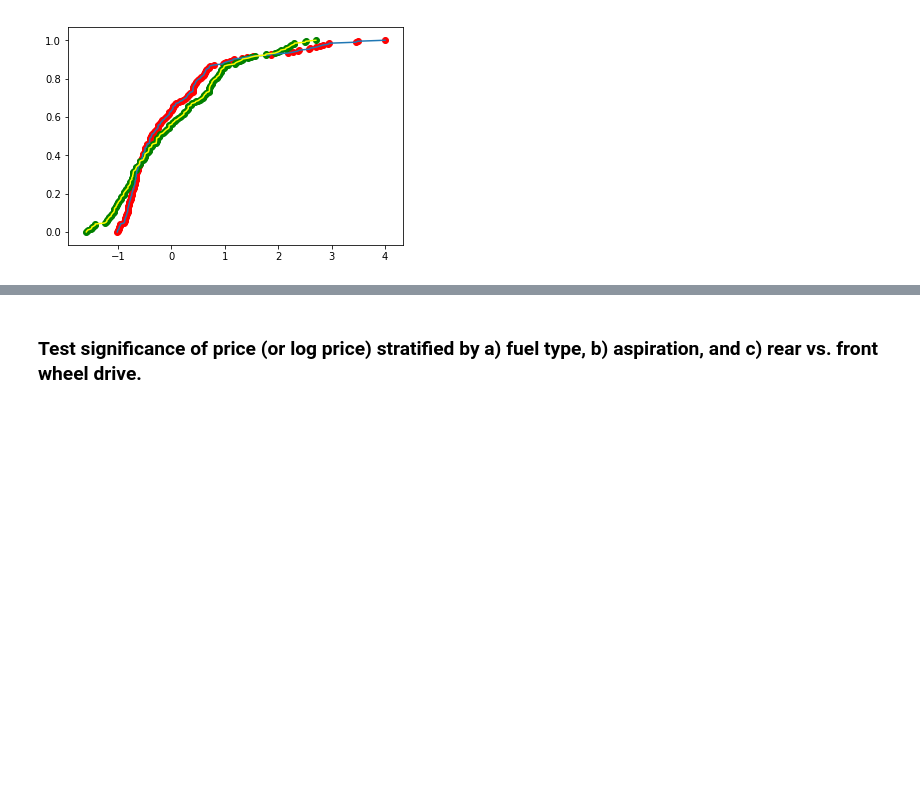
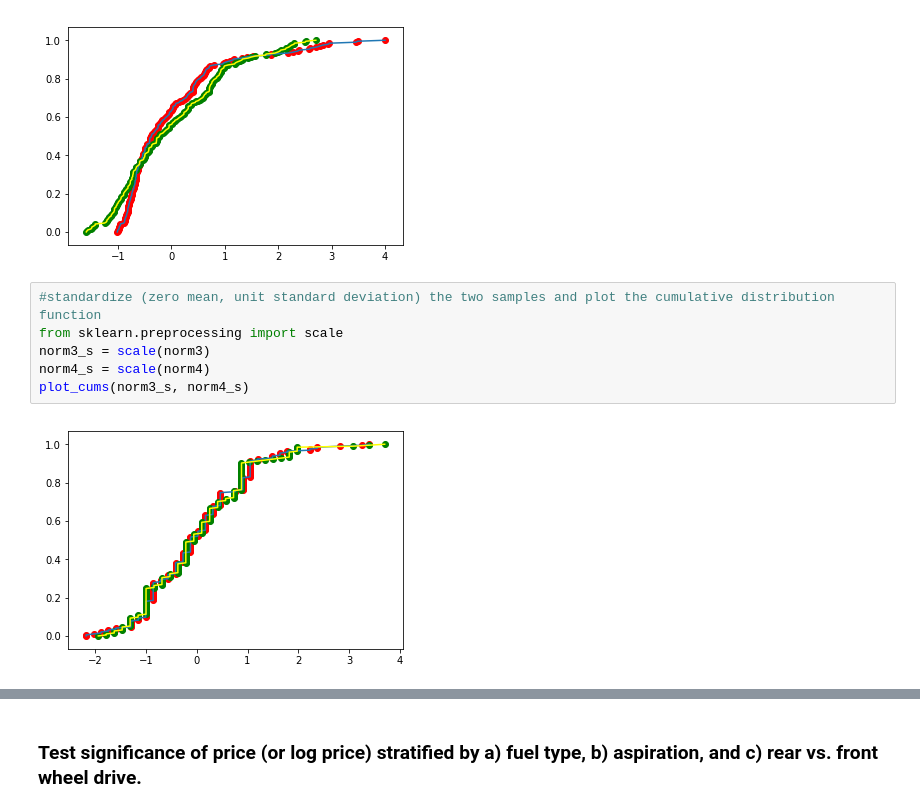
Before and after one commit to ryanarbow/uw_data_science, a Jupyter notebook: DS_methods_and_tools_2/RyanArbow-M02-HypothesisSim.ipynb, the cells around one changed output, grey strips where cells are left out. Drawn from its saved outputs; the diff is of its cells as text; blank space fills up the shorter version.

```diff
--- a/DS_methods_and_tools_2/RyanArbow-M02-HypothesisSim.ipynb
+++ b/DS_methods_and_tools_2/RyanArbow-M02-HypothesisSim.ipynb
@@ -185,6 +219,14 @@ norm2_s = scale(norm2)
 plot_cums(norm1_s, norm2_s)
 # %% [output]
 [figure]
+# %%
+#standardize (zero mean, unit standard deviation) the two samples and plot the cumulative distribution function
+from sklearn.preprocessing import scale
+norm3_s = scale(norm3)
+norm4_s = scale(norm4)
+plot_cums(norm3_s, norm4_s)
+# %% [output]
+[figure, added]
 # %%
 #compute the K-S statistic, maximum vertical distance between the two cumulative density functions, and the p-valu
 def ks_test(dat, dist = 'norm'):
```
Also changed, not shown: parts of 11 cells of this notebook, 1 other file.
